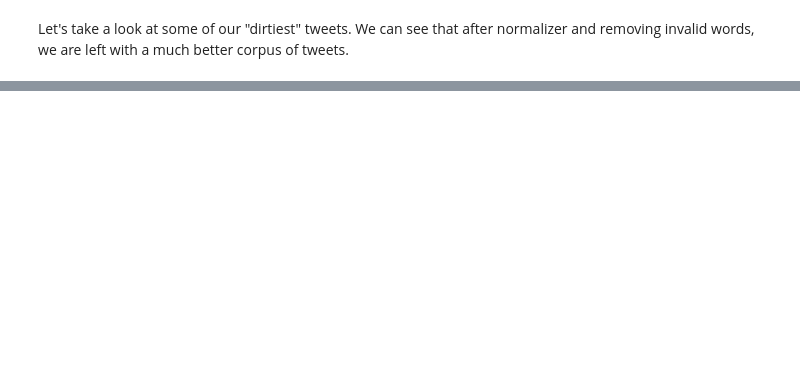
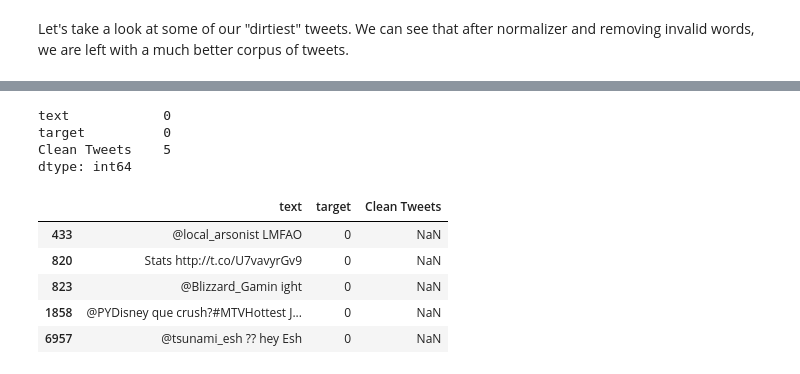
Before and after one commit to AustinYunker/Twitter-Prediction, a Jupyter notebook: Tweet Cleaner.ipynb, the cells around one changed output, grey strips where cells are left out. Drawn from its saved outputs; the diff is of its cells as text; code cells hidden in the pictures; blank space fills up the shorter version.

Commit message:
Fixed tweet scrubber function

```diff
--- a/Tweet Cleaner.ipynb
+++ b/Tweet Cleaner.ipynb
@@ -674,2 +658,0 @@ tweets.loc[tweets["Cleaner Tweets"].isnull()]
-# %%
-tweets.dropna(subset=["Cleaner Tweets"], inplace = True)
@@ -763,0 +681,37 @@ Now that we have thoroughly cleaned up the data set, we can move on to visualizi
+# %%
+def tweet_scrubber(df, drop_columns = True, normalize = True, remove_invalid = True, verbose=False):
+    """
+    This function is a wrapper over the various functions used to clean the Twitter data.
+
+    df: DataFrame with the necessary columns
+    drop_columns: Boolean to determine if unnecessary columns should be dropped
+    normalize: Boolean to determine if tweets should be normalized
+    remove_invalid: Boolean to determine if invalid words in tweets should be removed
+    drop_missing: Boolean to determine if missing rows after normalizing and removing invalid words should be dropped
+    verbose: Boolean to determine if progress should be printed
+    """
+
+    if verbose: print("Running tweet scrubber...\n")
+
+    stopword_list.remove("no")
+    stopword_list.remove("not")
+
+    if drop_columns:
+        if verbose: print("Dropping unnecessary columns")
+        df = df.drop(["id", "keyword", "location"], axis = 1)
+        if verbose: print("Successfully dropped columns!\n")
+
+    if normalize:
+        if verbose: print("Normalizing the tweets")
+        df["Clean Tweets"] = np.array(normalize_corpus(df["text"]))
+        if verbose: print("Successfully normalized tweets!\n")
+
+    if remove_invalid:
+        if verbose: print("Removing invalid and mispelled words")
+        bad_words_list = make_pattern(df)
+        df["Clean Tweets"] = df["Clean Tweets"].apply(remove_words, pattern = bad_words_list)
+        if verbose: print("Successfully removed invalid and mispelled words!\n")
+
+    if verbose: print("Successfully scrubbed tweets!\n")
+
+    return df
@@ -763,0 +729,4 @@ Now that we have thoroughly cleaned up the data set, we can move on to visualizi
+# %%
+%%time
+
+tweets = tweet_scrubber(tweets, verbose = True)
@@ -763,0 +748,17 @@ Now that we have thoroughly cleaned up the data set, we can move on to visualizi
+# %%
+tweets = tweets.replace(r'^(\s)+$', np.nan, regex = True)
+tweets.isnull().sum()
+# %% [output]
+text            0
+target          0
+Clean Tweets    5
+dtype: int64
+# %%
+tweets.loc[tweets["Clean Tweets"].isnull()]
+# %% [output]
+|  | text | target | Clean Tweets |
+| 433 | @local_arsonist LMFAO | 0 | NaN |
+| 820 | Stats http://t.co/U7vavyrGv9 | 0 | NaN |
+| 823 | @Blizzard_Gamin ight | 0 | NaN |
+| 1858 | @PYDisney que crush?#MTVHottest J... | 0 | NaN |
+| 6957 | @tsunami_esh ?? hey Esh | 0 | NaN |
```
Also changed, not shown: parts of 22 cells of this notebook.
